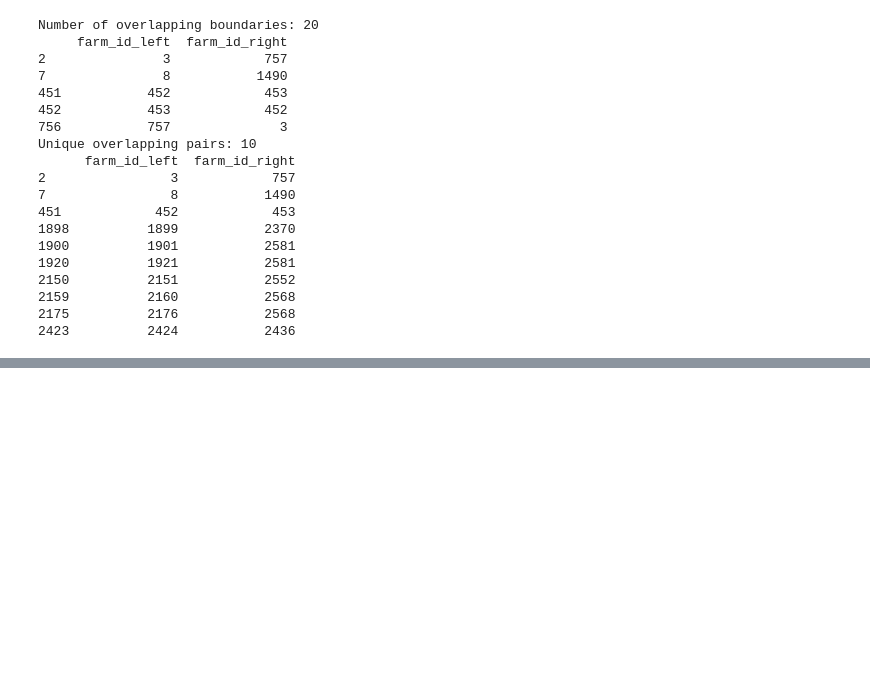
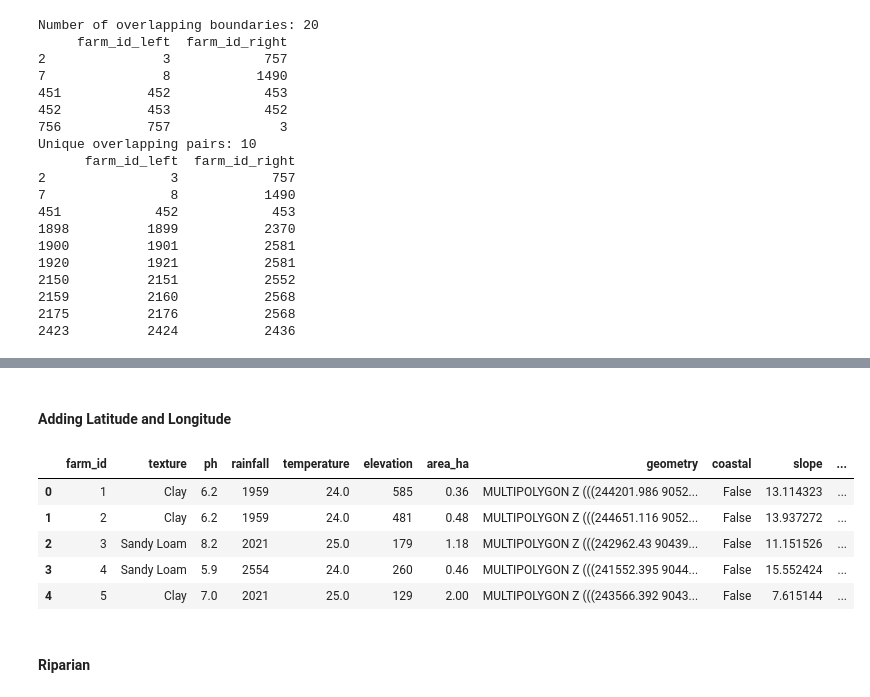
Before and after one commit to Vasmai1610/Planting-Optimisation-Tool, a Jupyter notebook: datascience/suitability_scoring/notebooks/farm_data_cleaning.ipynb, the cells around one changed output, grey strips where cells are left out. Saved outputs shown, nothing was run; the diff lists cells and outputs as text; code cells hidden in the pictures; blank space fills up the shorter version.

```diff
--- a/datascience/suitability_scoring/notebooks/farm_data_cleaning.ipynb
+++ b/datascience/suitability_scoring/notebooks/farm_data_cleaning.ipynb
@@ -350,0 +392,4 @@ Unique overlapping pairs: 10
+# %%
+farm_cleaned['coastal'] = ((farm_cleaned['elevation'] < 100) &
+                              (farm_cleaned['rainfall'].between(500, 3500)).astype(bool))
+farm_cleaned.head()
@@ -350,0 +509,27 @@ Unique overlapping pairs: 10
+# %% [markdown]
+#### Adding Latitude and Longitude
+# %%
+import geopandas as gpd
+# Reproject to WGS84 (EPSG:4326) for latitude/longitude
+# Reproject to UTM (example: EPSG:32752 for Timor-Leste)
+farm_cleaned = farm_cleaned.to_crs(epsg=32752)
+
+# Compute centroids in meters
+centroids_proj = farm_cleaned.geometry.centroid
+
+# If you want lon/lat, reproject back to EPSG:4326
+farm_cleaned['longitude'] = centroids_proj.to_crs(epsg=4326).x
+farm_cleaned['latitude'] = centroids_proj.to_crs(epsg=4326).y
+
+# Show first 5 farms
+farm_cleaned[['farm_id', 'longitude', 'latitude']].head()
+farm_cleaned.head()
+# %% [output]
+|  | farm_id | texture | ph | rainfall | temperature | elevation | area_ha | geometry | coastal | slope | ... |
+| 0 | 1 | Clay | 6.2 | 1959 | 24.0 | 585 | 0.36 | MULTIPOLYGON Z (((244201.986 9052... | False | 13.114323 | ... |
+| 1 | 2 | Clay | 6.2 | 1959 | 24.0 | 481 | 0.48 | MULTIPOLYGON Z (((244651.116 9052... | False | 13.937272 | ... |
+| 2 | 3 | Sandy Loam | 8.2 | 2021 | 25.0 | 179 | 1.18 | MULTIPOLYGON Z (((242962.43 90439... | False | 11.151526 | ... |
+| 3 | 4 | Sandy Loam | 5.9 | 2554 | 24.0 | 260 | 0.46 | MULTIPOLYGON Z (((241552.395 9044... | False | 15.552424 | ... |
+| 4 | 5 | Clay | 7.0 | 2021 | 25.0 | 129 | 2.00 | MULTIPOLYGON Z (((243566.392 9043... | False | 7.615144 | ... |
+# %% [markdown]
+#### Riparian
```
Also changed, not shown: parts of 9 cells of this notebook.
